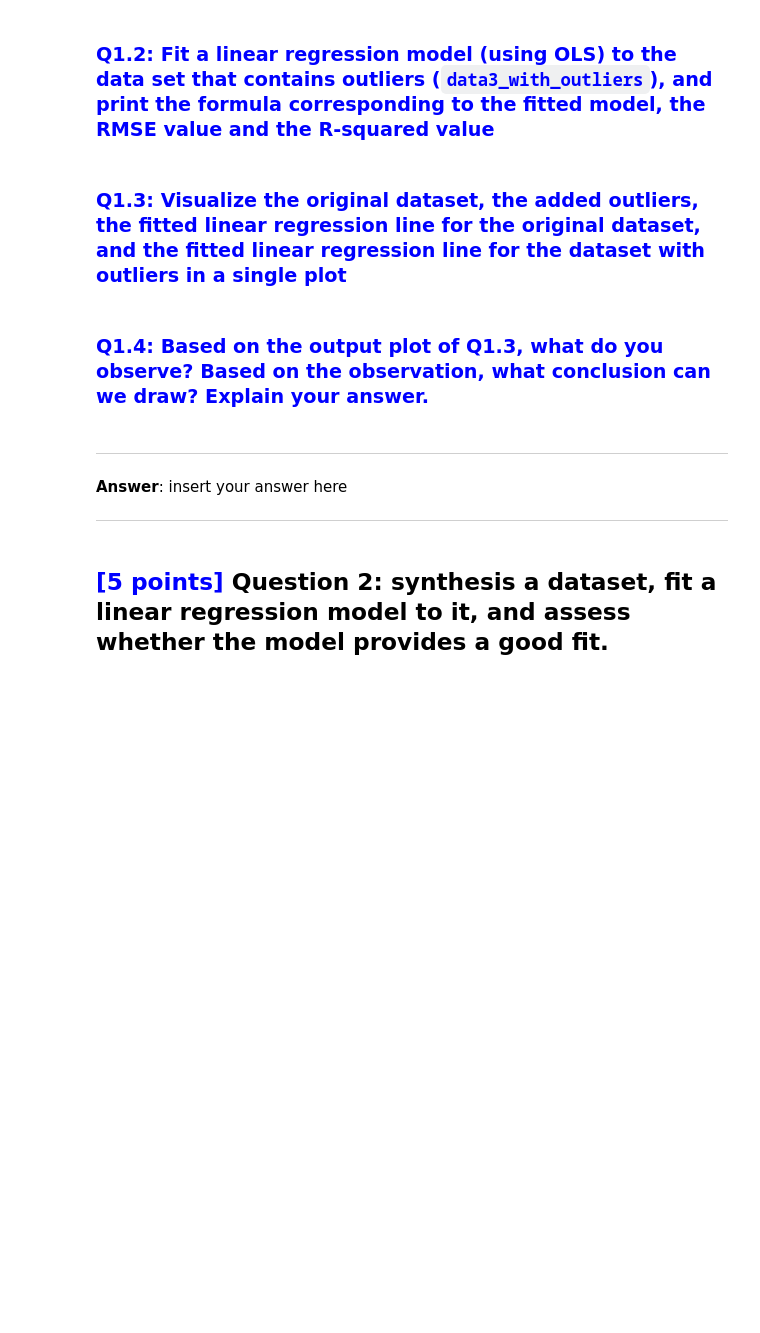
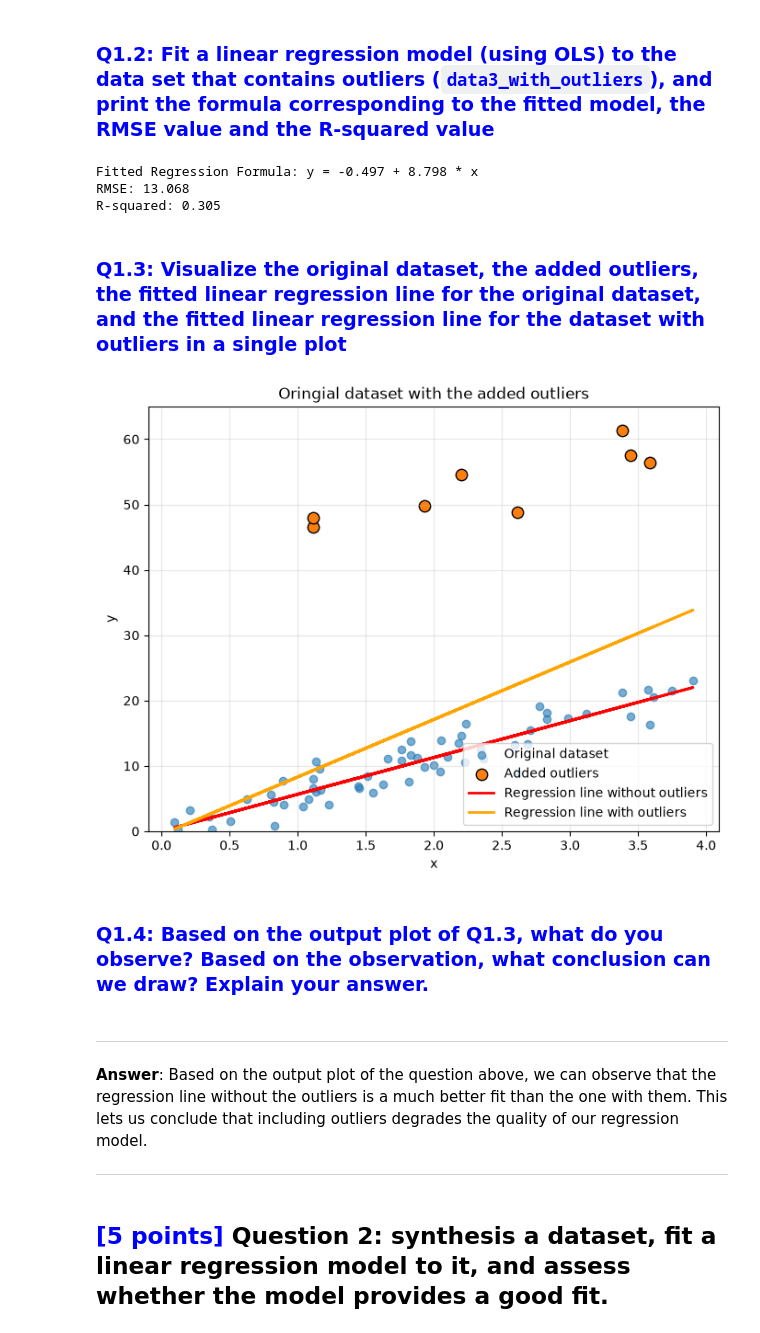
Before and after one commit to chikooooo/Statistics, a Jupyter notebook: Lab 3/TP3_Linear_Regression.ipynb, the cells around one changed output. Cells and saved outputs as stored; diff of their text form; code cells hidden in the pictures; blank space fills up the shorter version.

```diff
--- a/Lab 3/TP3_Linear_Regression.ipynb
+++ b/Lab 3/TP3_Linear_Regression.ipynb
@@ -834,18 +977,67 @@ plt.show()
 # %% [markdown]
 ### <span style="color:blue"> Q1.2: Fit a linear regression model (using OLS) to the data set that contains outliers (`data3_with_outliers`), and print the formula corresponding to the fitted model, the RMSE value and the R-squared value
 # %%
-# insert your code here
+from sklearn.metrics import root_mean_squared_error, r2_score
+# Apply OLS
+X = sm.add_constant(data3_with_outliers['x'])  # Add constant term for the intercept
+model = sm.OLS(data3_with_outliers['y'], X).fit()
+
+# Extract coefficients
+intercept = model.params['const']
+slope = model.params['x']
+
+# Print the formula
+print(f"Fitted Regression Formula: y = {intercept:.3f} + {slope:.3f} * x")
+
+data3_with_outliers['predicted'] = model.fittedvalues
+data3_with_outliers['residuals'] = model.resid
+
+# Compute RMSE
+rmse = root_mean_squared_error(data3_with_outliers['y'],data3_with_outliers['predicted'])
+
+# Compute R-squared
+r_squared = r2_score(data3_with_outliers['y'], data3_with_outliers['predicted'])
+
+# Print the results
+print(f"RMSE: {rmse:.3f}")
+print(f"R-squared: {r_squared:.3f}")
+# %% [output]
+Fitted Regression Formula: y = -0.497 + 8.798 * x
+RMSE: 13.068
+R-squared: 0.305
 # %% [markdown]
 ### <span style="color:blue"> Q1.3: Visualize the original dataset, the added outliers, the fitted linear regression line for the original dataset, and the fitted linear regression line for the dataset with outliers in a single plot </span>
 # %%
-# insert your code here
+plt.figure(figsize=(8, 6))
+
+# Plot the original data set
+plt.scatter(data3['x'], data3['y'], alpha=0.6, label='Original dataset')
+
+# Highlight outliers
+plt.scatter(
+    data3_with_outliers.loc[outlier_indices, 'x'],
+    data3_with_outliers.loc[outlier_indices, 'y'],
+    edgecolor='black', s=80, label='Added outliers'
+)
+plt.plot(data3['x'], data3['predicted'], color='red', linewidth=2, label="Regression line without outliers")
+plt.plot(data3_with_outliers['x'], data3_with_outliers['predicted'], color='orange', linewidth=2, label="Regression line with outliers")
+
+plt.title("Oringial dataset with the added outliers")
+plt.xlabel("x")
+plt.ylabel("y")
+plt.ylim(0, 65)
+plt.legend(loc="lower right")
+plt.grid(True, alpha=0.3)
+plt.show()
+# %% [output]
+[figure, added]
 # %% [markdown]
 ### <span style="color:blue"> Q1.4: Based on the output plot of Q1.3, what do you observe? Based on the observation, what conclusion can we draw? Explain your answer. </span>
 # %% [markdown]
 ----
 <div>
 
-**Answer**: insert your answer here
+**Answer**: Based on the output plot of the question above, we can observe that the regression line without the outliers is a much better fit than the one with them. This lets us conclude that including outliers degrades the quality of our regression model.
 
 
 </div>
```
Also changed, not shown: parts of 29 cells of this notebook.
